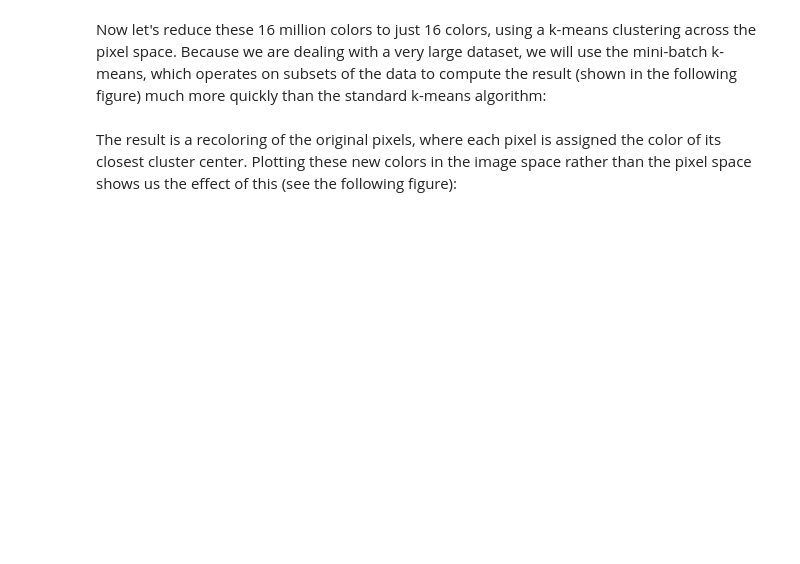
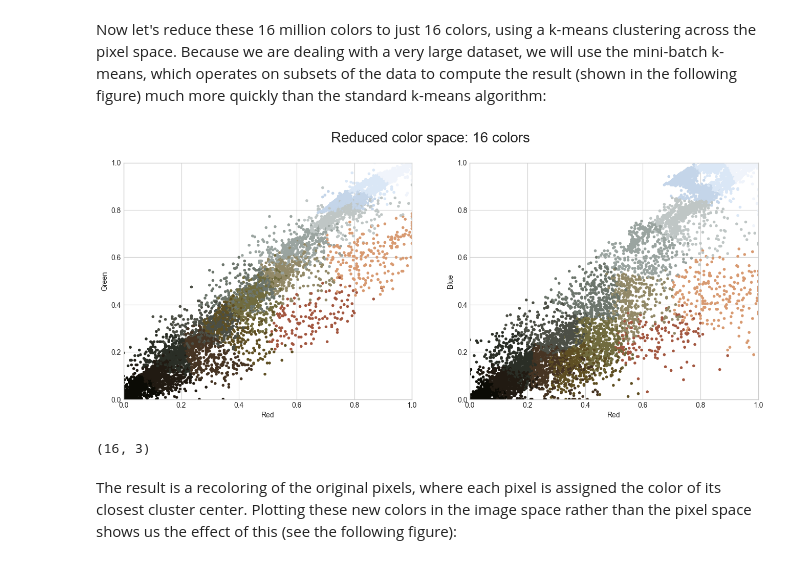
Before and after one commit to Abderrahamane/data-Mining-Labs, a Jupyter notebook: Lab 8/Clustering Lab.ipynb, the cells around one changed output. Saved outputs shown, nothing was run; the diff lists cells and outputs as text; code cells hidden in the pictures; blank space fills up the shorter version.

```diff
--- a/Lab 8/Clustering Lab.ipynb
+++ b/Lab 8/Clustering Lab.ipynb
@@ -36,16 +36,16 @@ def kmeans(x,k, no_of_iterations):
     print(centroids.shape)
 
     #finding the distance between centroids and all the data points
-    distances = cdist("FIXME", "FIXME" ,'euclidean') #Step 2
+    distances = cdist(x, centroids ,'euclidean') #Step 2
     print(distances.shape)
 
     #Centroid with the minimum Distance
-    points = np.array([np.argmin(i) for i in "FIXME"]) #Step 3
+    points = np.array([np.argmin(i) for i in distances]) #Step 3
     print(points.shape)
 
     #Repeating the above steps for a defined number of iterations
     #Step 4
-    for _ in range("FIXME"):
+    for _ in range(no_of_iterations):
         centroids = []
         for idx in range(k):
             #Updating Centroids by taking mean of Cluster it belongs to
@@ -54,7 +54,7 @@ def kmeans(x,k, no_of_iterations):
 
         centroids = np.vstack(centroids) #Updated Centroids
 
-        distances = cdist("FIXME", "FIXME" ,'euclidean')
+        distances = cdist(x, centroids ,'euclidean')
         points = np.array([np.argmin(i) for i in distances])
 
     return points
@@ -76,4 +76,4 @@ pca = PCA(2)
 df = pca.fit_transform(data)
 
 #Applying our function
-label = "FIXME"("FIXME",10,1000)
+label = kmeans(df,10,1000)
@@ -92,8 +99,8 @@ plt.show()
 # %%
 %matplotlib inline
 import matplotlib.pyplot as plt
-plt.style.use('seaborn-whitegrid')
-import numpy as np
+plt.style.use('seaborn-v0_8-whitegrid')
+import numpy as n
 # %% [markdown]
 ### k-Means for Color Compression
 
@@ -145,12 +161,16 @@ plot_pixels(data, title='Input color space: 16 million possible colors')
 Now let's reduce these 16 million colors to just 16 colors, using a k-means clustering across the pixel space. Because we are dealing with a very large dataset, we will use the mini-batch k-means, which operates on subsets of the data to compute the result (shown in the following figure) much more quickly than the standard k-means algorithm:
 # %%
 from sklearn.cluster import MiniBatchKMeans
-kmeans = MiniBatchKMeans("FIXME")
-kmeans.fit("FIXME")
-new_colors = kmeans.cluster_centers_[kmeans.predict("FIXME")]
+kmeans = MiniBatchKMeans(16)
+kmeans.fit(data)
+new_colors = kmeans.cluster_centers_[kmeans.predict(data)]
 plot_pixels(data, colors=new_colors, title="Reduced color space: 16 colors")
+# %% [output]
+[figure, added]
 # %%
 kmeans.cluster_centers_.shape
+# %% [output]
+(16, 3)
 # %% [markdown]
 The result is a recoloring of the original pixels, where each pixel is assigned the color of its closest cluster center.
 Plotting these new colors in the image space rather than the pixel space shows us the effect of this (see the following figure):
```
Also changed, not shown: parts of 7 cells of this notebook.
